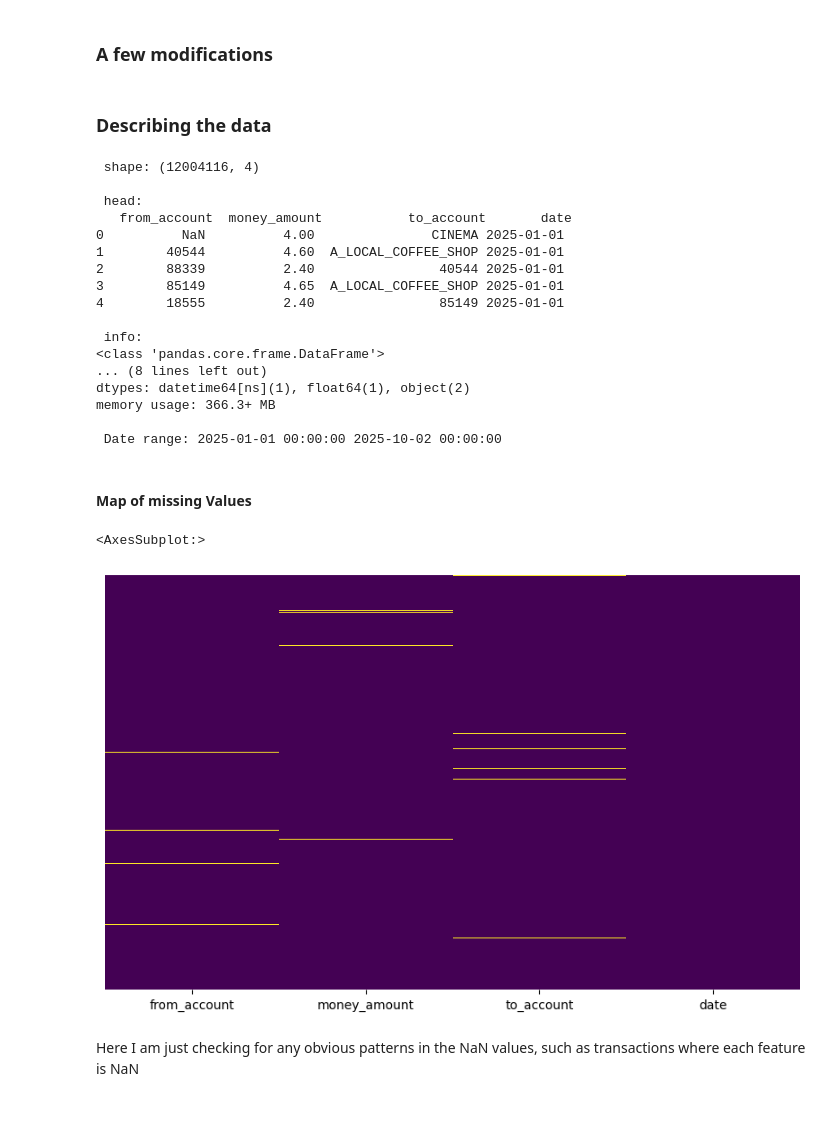
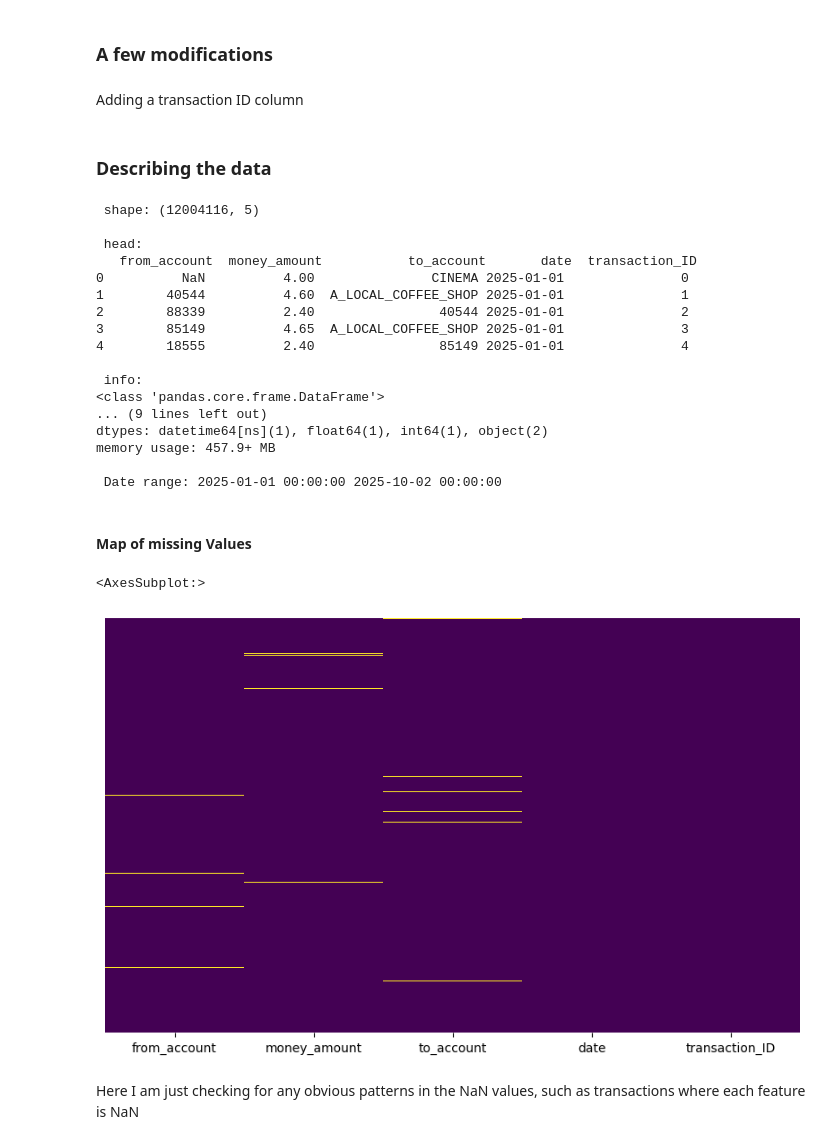
Before and after one commit to qt22010/DSMP-Grp24-, a Jupyter notebook: Sasha/cleaning_forIncomePrediction.ipynb, the cells around one changed output. Drawn from its saved outputs; the diff is of its cells as text; code cells hidden in the pictures; blank space fills up the shorter version.

Commit message:
Creating df for network diagram and adding transaction ID

```diff
--- a/Sasha/cleaning_forIncomePrediction.ipynb
+++ b/Sasha/cleaning_forIncomePrediction.ipynb
@@ -23,6 +23,11 @@ df['from_account'] = df['from_account'].apply(lambda x: str(x).strip('.0') if st
 # %%
 #converting date to date format
 df["date"] = pd.to_datetime(df["date"], dayfirst=True)
+# %% [markdown]
+Adding a transaction ID column
+# %%
+#Transaction ID's for now are just the indexes, this provides each transaction with a unique ID.
+df['transaction_ID'] = df.index
 # %% [markdown]
 ### Describing the data
 # %%
@@ -36,32 +41,32 @@ df.info()
 # Finding out the range of dates
 print('\n Date range:', df["date"].min(), df["date"].max())
 # %% [output]
- shape: (12004116, 4)
+ shape: (12004116, 5)
 
  head:
-   from_account  money_amount           to_account       date
-0          NaN          4.00               CINEMA 2025-01-01
-1        40544          4.60  A_LOCAL_COFFEE_SHOP 2025-01-01
-2        88339          2.40                40544 2025-01-01
-3        85149          4.65  A_LOCAL_COFFEE_SHOP 2025-01-01
-4        18555          2.40                85149 2025-01-01
+   from_account  money_amount           to_account       date  transaction_ID
+0          NaN          4.00               CINEMA 2025-01-01               0
+1        40544          4.60  A_LOCAL_COFFEE_SHOP 2025-01-01               1
+2        88339          2.40                40544 2025-01-01               2
+3        85149          4.65  A_LOCAL_COFFEE_SHOP 2025-01-01               3
+4        18555          2.40                85149 2025-01-01               4
 
  info:
 <class 'pandas.core.frame.DataFrame'>
-... (8 lines left out)
-dtypes: datetime64[ns](1), float64(1), object(2)
-memory usage: 366.3+ MB
+... (9 lines left out)
+dtypes: datetime64[ns](1), float64(1), int64(1), object(2)
+memory usage: 457.9+ MB
 
  Date range: 2025-01-01 00:00:00 2025-10-02 00:00:00
 # %% [markdown]
 #### Map of missing Values
 # %%
 #Visualizing the missing values
-plt.figure(figsize=(10, 6))
-sns.heatmap(df.isnull(), yticklabels=False, cmap='viridis', cbar=False)
+"""plt.figure(figsize=(10, 6))
+sns.heatmap(df.isnull(), yticklabels=False, cmap='viridis', cbar=False)"""
 # %% [output]
 <AxesSubplot:>
-[figure, old version]
+[figure, new version]
 # %% [markdown]
 Here I am just checking for any obvious patterns in the NaN values, such as transactions where each feature is NaN
 # %% [markdown]
```
Also changed, not shown: parts of 27 cells of this notebook.
